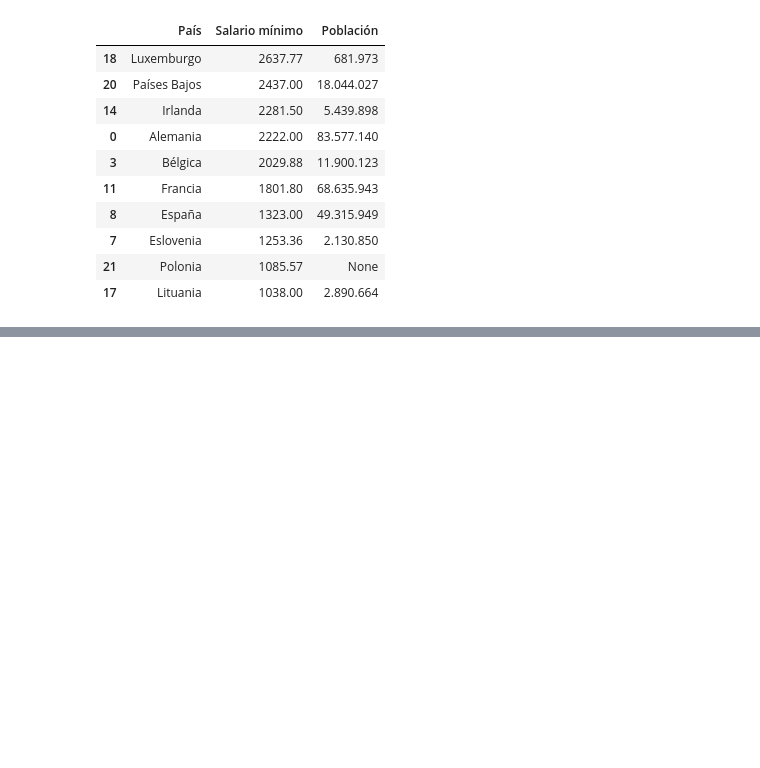
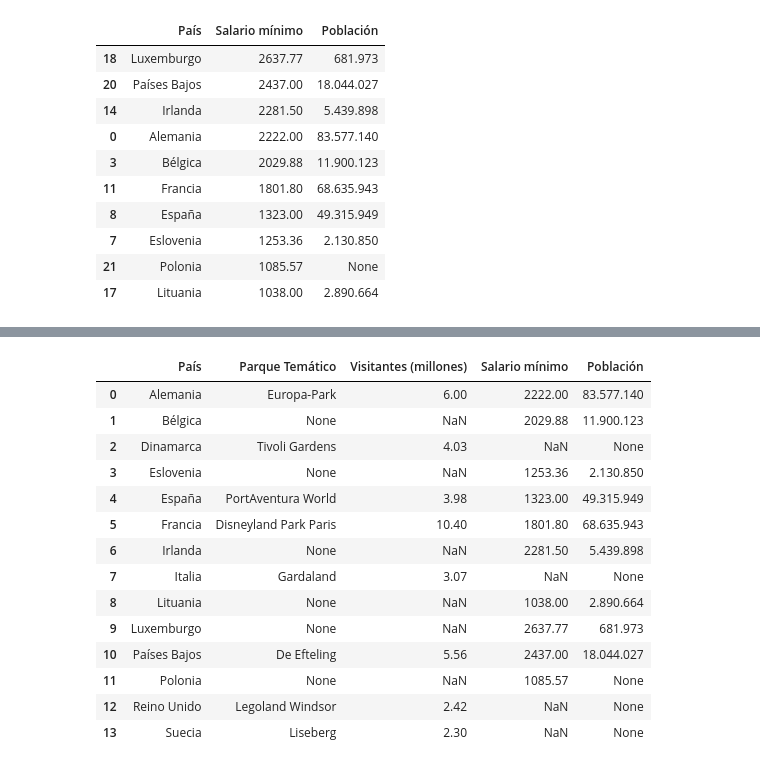
Before and after one commit to Noelia0708/Creacion-Parque-Atracciones, a Jupyter notebook: Proyecto_Parque_Atracciones.ipynb, the cells around one changed output, grey strips where cells are left out. Drawn from its saved outputs; the diff is of its cells as text; code cells hidden in the pictures; blank space fills up the shorter version.

Commit message:
parques completo

```diff
--- a/Proyecto_Parque_Atracciones.ipynb
+++ b/Proyecto_Parque_Atracciones.ipynb
@@ -581,0 +660,26 @@ top_poblacion_salario
+# %%
+parques_completo = pd.merge(top_poblacion_salario, parques_europa, on="País", how="outer")
+parques_completo = parques_completo.groupby("País").agg({
+    "Parque Temático": "first",
+    "Visitantes (millones)": "first",
+    "Salario mínimo": "first",
+    "Población": "first"
+}).reset_index()
+# %%
+parques_completo
+# %% [output]
+|  | País | Parque Temático | Visitantes (millones) | Salario mínimo | Población |
+| 0 | Alemania | Europa-Park | 6.00 | 2222.00 | 83.577.140 |
+| 1 | Bélgica | None | NaN | 2029.88 | 11.900.123 |
+| 2 | Dinamarca | Tivoli Gardens | 4.03 | NaN | None |
+| 3 | Eslovenia | None | NaN | 1253.36 | 2.130.850 |
+| 4 | España | PortAventura World | 3.98 | 1323.00 | 49.315.949 |
+| 5 | Francia | Disneyland Park Paris | 10.40 | 1801.80 | 68.635.943 |
+| 6 | Irlanda | None | NaN | 2281.50 | 5.439.898 |
+| 7 | Italia | Gardaland | 3.07 | NaN | None |
+| 8 | Lituania | None | NaN | 1038.00 | 2.890.664 |
+| 9 | Luxemburgo | None | NaN | 2637.77 | 681.973 |
+| 10 | Países Bajos | De Efteling | 5.56 | 2437.00 | 18.044.027 |
+| 11 | Polonia | None | NaN | 1085.57 | None |
+| 12 | Reino Unido | Legoland Windsor | 2.42 | NaN | None |
+| 13 | Suecia | Liseberg | 2.30 | NaN | None |
```
Also changed, not shown: parts of 2 cells of this notebook, 1 other file.
